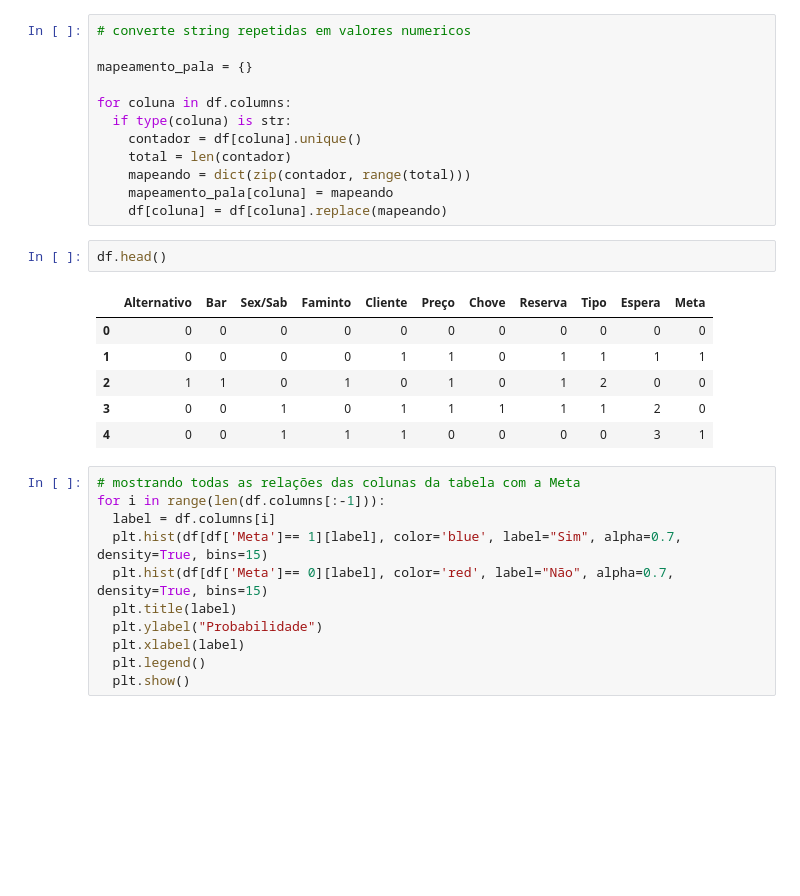
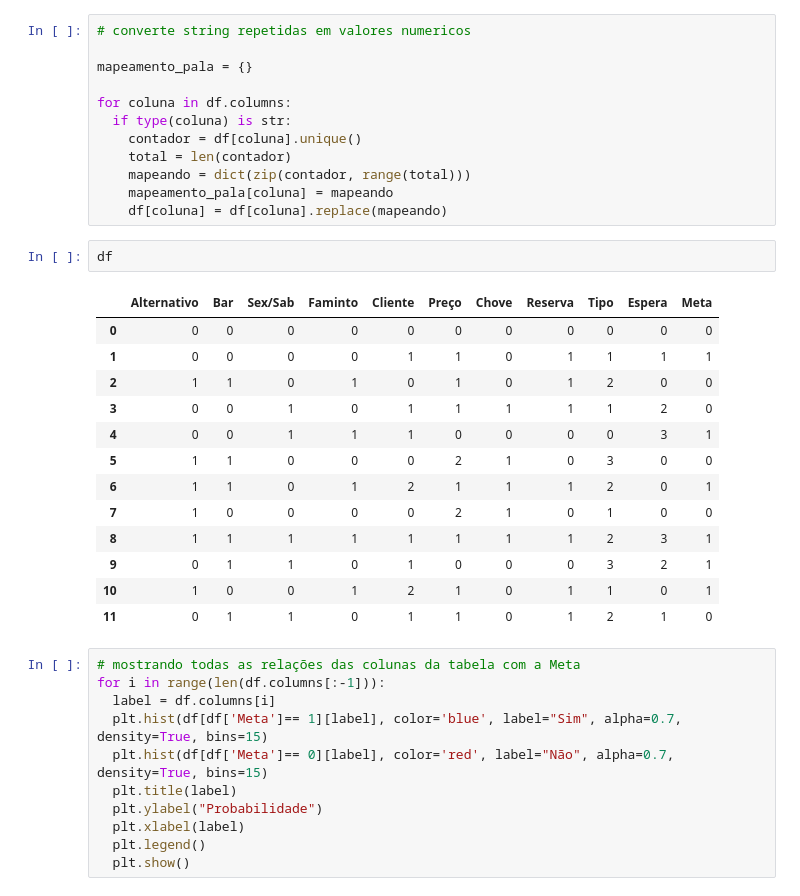
Before and after one commit to alexsantostavares/TensorflorMLP, a Jupyter notebook: TensorFlowMLP.ipynb, the cells around one changed output. Drawn from its saved outputs; the diff is of its cells as text; blank space fills up the shorter version.

```diff
--- a/TensorFlowMLP.ipynb
+++ b/TensorFlowMLP.ipynb
@@ -77,14 +77,21 @@ for coluna in df.columns:
     mapeamento_pala[coluna] = mapeando
     df[coluna] = df[coluna].replace(mapeando)
 # %%
-df.head()
+df
 # %% [output]
 |  | Alternativo | Bar | Sex/Sab | Faminto | Cliente | Preço | Chove | Reserva | Tipo | Espera | Meta |
 | 0 | 0 | 0 | 0 | 0 | 0 | 0 | 0 | 0 | 0 | 0 | 0 |
 | 1 | 0 | 0 | 0 | 0 | 1 | 1 | 0 | 1 | 1 | 1 | 1 |
 | 2 | 1 | 1 | 0 | 1 | 0 | 1 | 0 | 1 | 2 | 0 | 0 |
 | 3 | 0 | 0 | 1 | 0 | 1 | 1 | 1 | 1 | 1 | 2 | 0 |
 | 4 | 0 | 0 | 1 | 1 | 1 | 0 | 0 | 0 | 0 | 3 | 1 |
+| 5 | 1 | 1 | 0 | 0 | 0 | 2 | 1 | 0 | 3 | 0 | 0 |
+| 6 | 1 | 1 | 0 | 1 | 2 | 1 | 1 | 1 | 2 | 0 | 1 |
+| 7 | 1 | 0 | 0 | 0 | 0 | 2 | 1 | 0 | 1 | 0 | 0 |
+| 8 | 1 | 1 | 1 | 1 | 1 | 1 | 1 | 1 | 2 | 3 | 1 |
+| 9 | 0 | 1 | 1 | 0 | 1 | 0 | 0 | 0 | 3 | 2 | 1 |
+| 10 | 1 | 0 | 0 | 1 | 2 | 1 | 0 | 1 | 1 | 0 | 1 |
+| 11 | 0 | 1 | 1 | 0 | 1 | 1 | 0 | 1 | 2 | 1 | 0 |
 # %%
 # mostrando todas as relações das colunas da tabela com a Meta
 for i in range(len(df.columns[:-1])):
```
